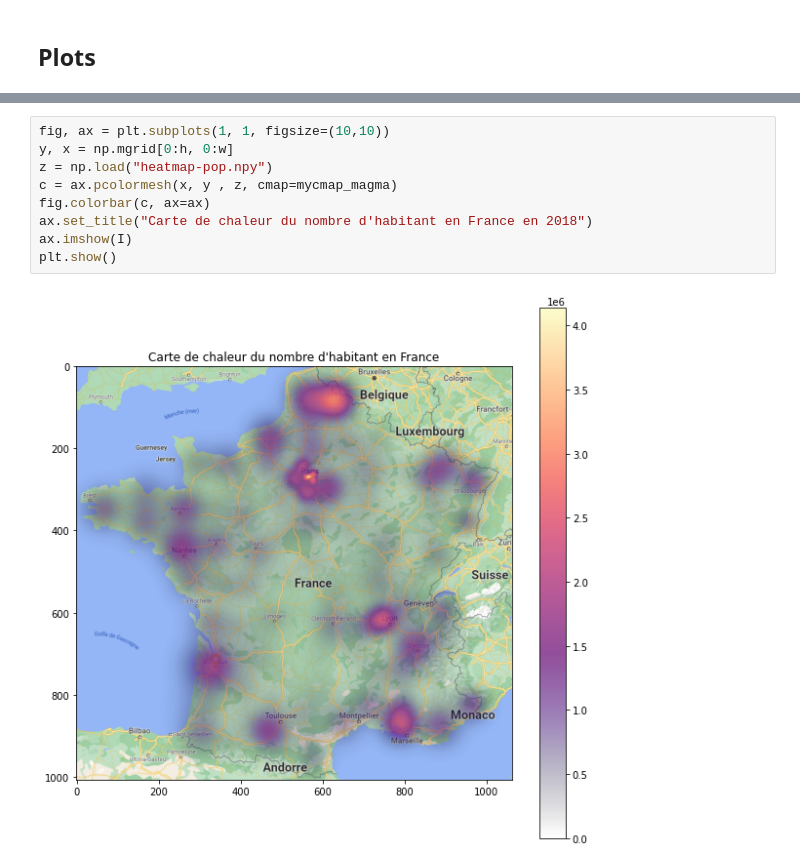
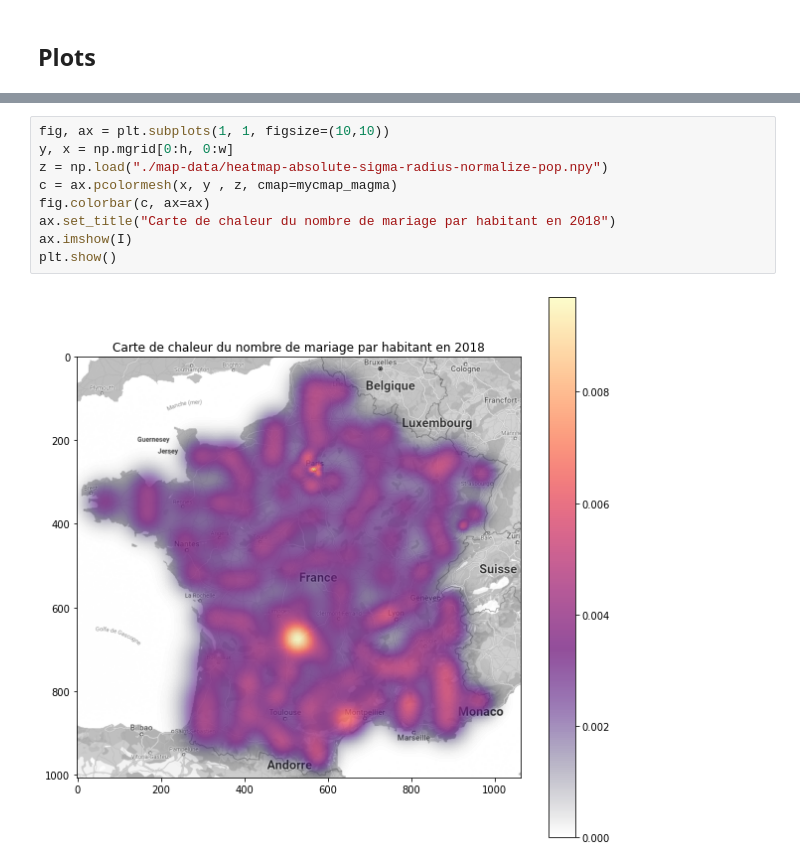
Before and after one commit to plorgue/fr_wedding_data_analysis, a Jupyter notebook: map.ipynb, the cells around one changed output, grey strips where cells are left out. Cells and saved outputs as stored; diff of their text form.

```diff
--- a/map.ipynb
+++ b/map.ipynb
@@ -253,11 +263,11 @@ plt.show()
 # %%
 fig, ax = plt.subplots(1, 1, figsize=(10,10))
 y, x = np.mgrid[0:h, 0:w]
-z = np.load("heatmap-pop.npy")
+z = np.load("./map-data/heatmap-absolute-sigma-radius-normalize-pop.npy")
 c = ax.pcolormesh(x, y , z, cmap=mycmap_magma)
 fig.colorbar(c, ax=ax)
-ax.set_title("Carte de chaleur du nombre d'habitant en France en 2018")
+ax.set_title("Carte de chaleur du nombre de mariage par habitant en 2018")
 ax.imshow(I)
 plt.show()
 # %% [output]
-[figure, old version]
+[figure, new version]
```
Also changed, not shown: parts of 11 cells of this notebook, 8 other files.
